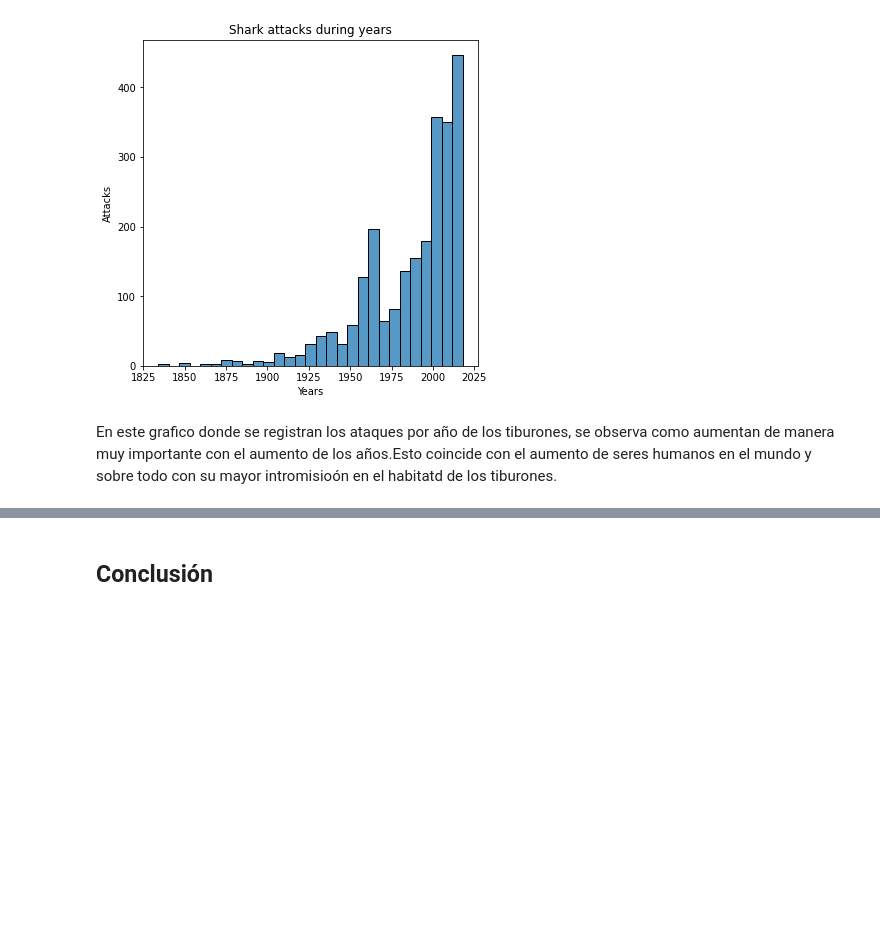
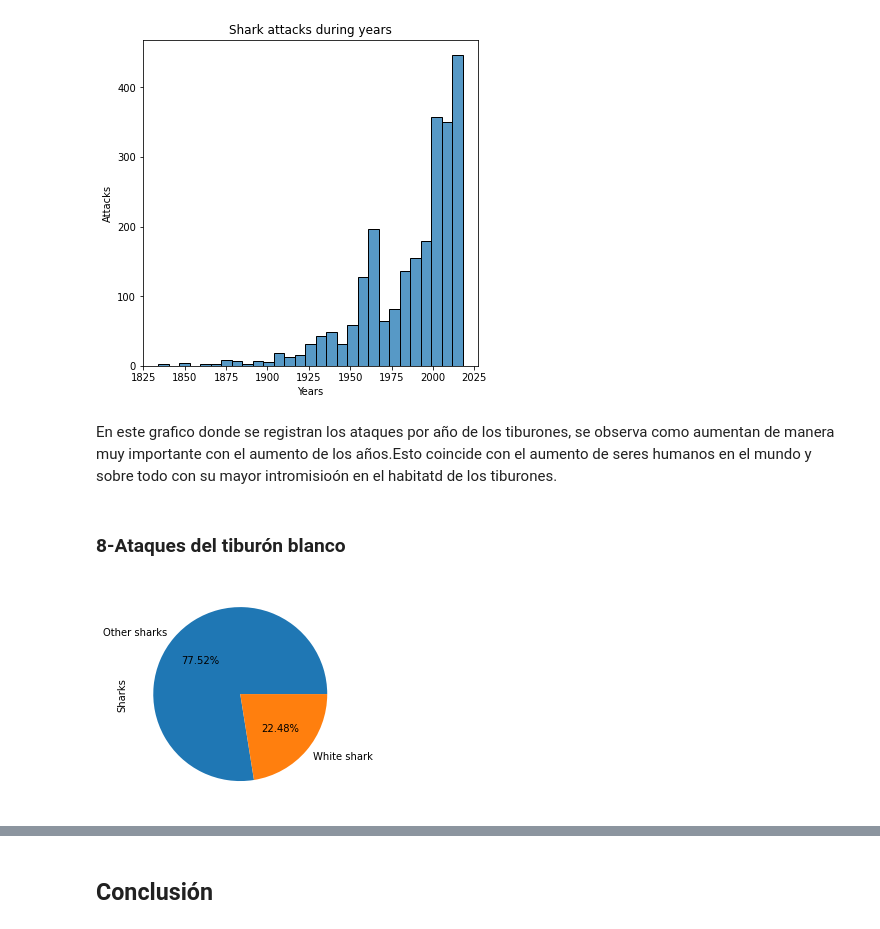
Before and after one commit to SergioMB12/data-cleaning-pandas, a Jupyter notebook: work/analysis.ipynb, the cells around one changed output, grey strips where cells are left out. Saved outputs shown, nothing was run; the diff lists cells and outputs as text; code cells hidden in the pictures; blank space fills up the shorter version.

```diff
--- a/work/analysis.ipynb
+++ b/work/analysis.ipynb
@@ -129,3 +129,12 @@ histo_years.figure.savefig("../Figuras/histo_years.jpg")
 [figure]
 # %% [markdown]
 En este grafico donde se registran los ataques por año de los tiburones, se observa como aumentan de manera muy importante con el aumento de los años.Esto coincide con el aumento de seres humanos en el mundo y sobre todo con su mayor intromisioón en el habitatd de los tiburones.
+# %% [markdown]
+### 8-Ataques del tiburón blanco
+# %%
+shark2[shark2['Sharks'].notnull()].shape[0]
+shark3 = shark2['Sharks'].value_counts(normalize=True)*100
+grafico_blanco = shark3.plot.pie(autopct='%1.2f%%')
+grafico_blanco.figure.savefig("../Figuras/grafico_blanco.jpg")
+# %% [output]
+[figure, added]
```
Also changed, not shown: parts of 2 cells of this notebook, 2 other files.
